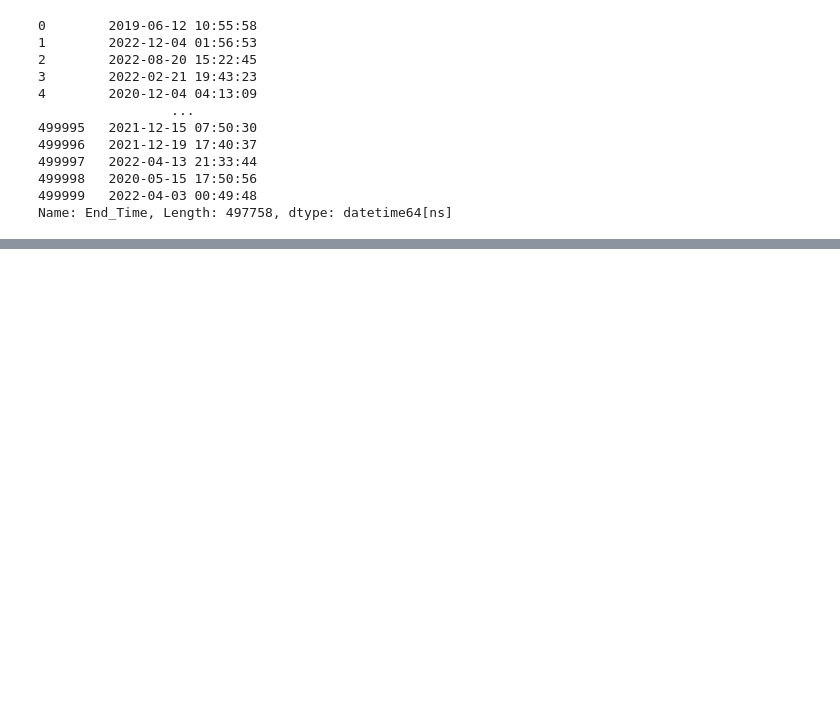
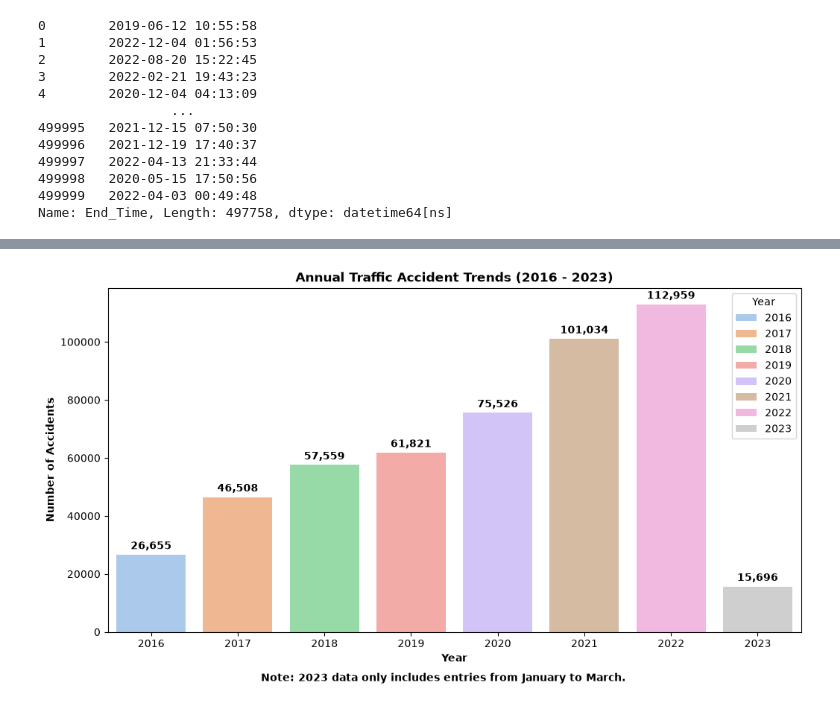
Before and after one commit to AnthonyP3N/Need4Speed-Datathon-2026, a Jupyter notebook: main.ipynb, the cells around one changed output, grey strips where cells are left out. Saved outputs shown, nothing was run; the diff lists cells and outputs as text; code cells hidden in the pictures; blank space fills up the shorter version.

```diff
--- a/main.ipynb
+++ b/main.ipynb
@@ -227,0 +219,42 @@ memory usage: 116.3 MB
+# %%
+# Count the number of accidents for each year
+accidents = dfDates["Year"].value_counts().sort_index()
+
+# Set graph size
+plt.figure(figsize=(12, 6))
+
+# Create bar chart with different colors
+ax = sns.barplot(
+    x = accidents.index,
+    y = accidents.values,
+    hue = accidents.index,
+    palette = "pastel",
+)
+
+# Make 2023 gray since it only has 3 months of data
+ax.patches[-1].set_color("lightgray")
+
+# Add accident counts above each bar
+for bar in ax.containers:
+    ax.bar_label(bar,
+                 fmt = "{:,.0f}",
+                 padding = 3,
+                 weight = "bold")
+
+# Add title and labels
+plt.title("Annual Traffic Accident Trends (2016 - 2023)", weight = "bold")
+plt.xlabel("Year", weight = "bold")
+plt.ylabel("Number of Accidents", weight = "bold")
+
+# Add note about 2023
+plt.figtext(
+    0.5, 0,
+    "Note: 2023 data only includes entries from January to March.",
+    ha="center",
+    weight = "bold"
+)
+
+
+plt.show()
+# %% [output]
+[figure, added]
```
Also changed, not shown: parts of 14 cells of this notebook.
